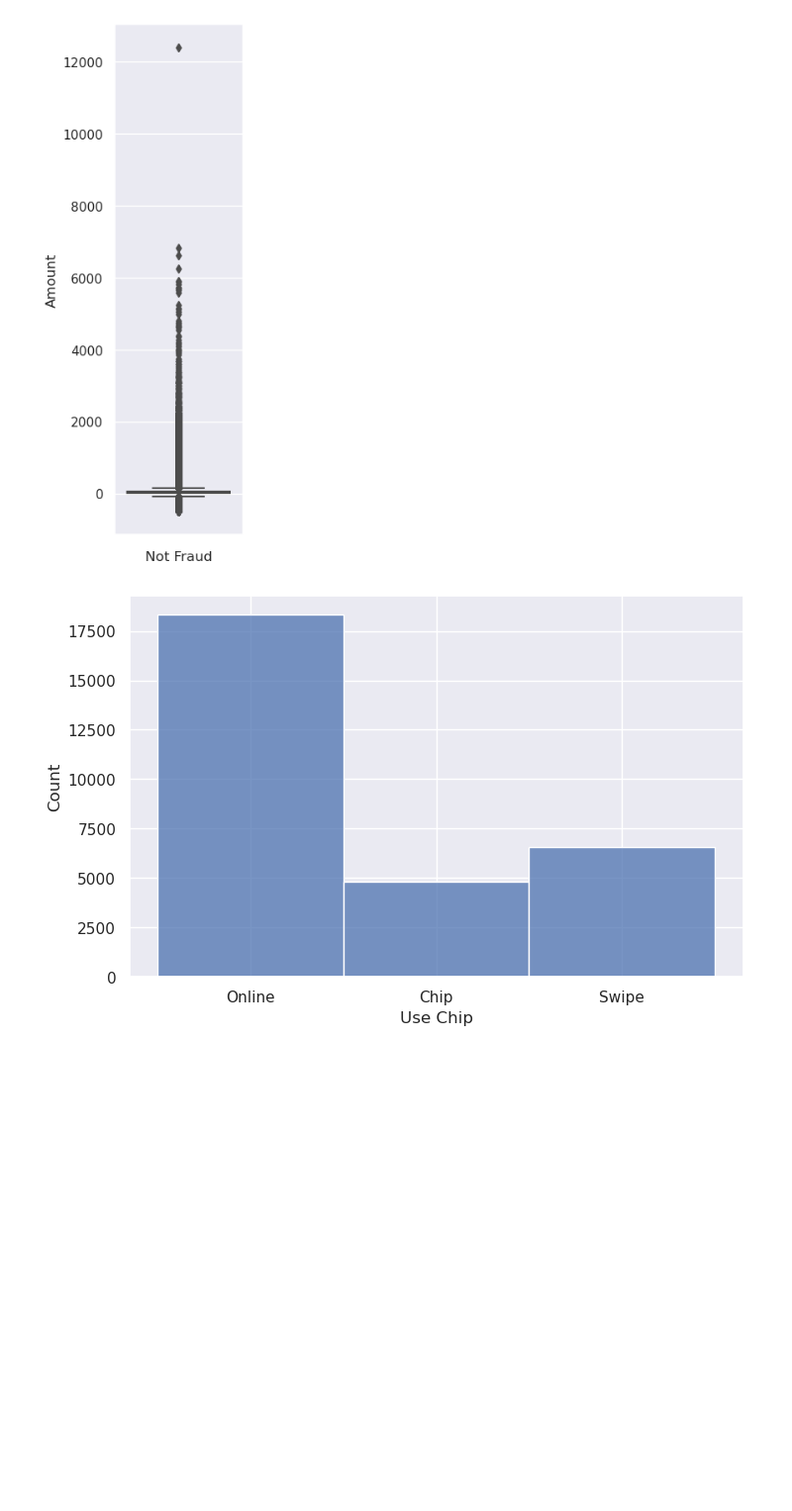
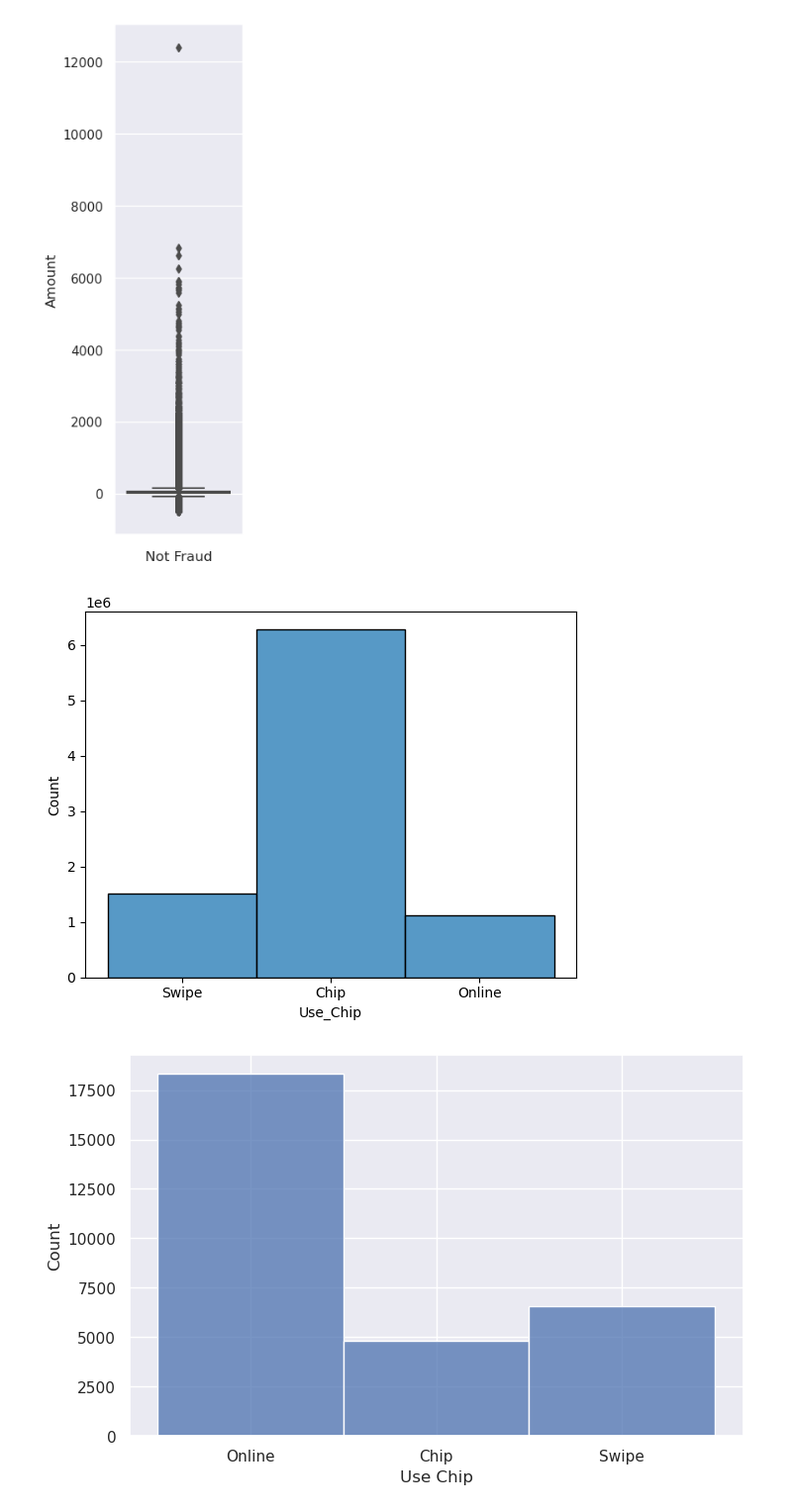
Before and after one commit to Yichen-Z/ece5831-2023-ccf, a Jupyter notebook: explore_transactions.ipynb, the cells around one changed output. Shown at 99% size. Drawn from its saved outputs; the diff is of its cells as text; code cells hidden in the pictures; blank space fills up the shorter version.

```diff
--- a/explore_transactions.ipynb
+++ b/explore_transactions.ipynb
@@ -498,6 +525,11 @@ plt.show()
 [figure]
 # %%
 sns.set(rc={'figure.figsize': (8, 5)})
+# %%
+sns.histplot(data=tdf['Use_Chip'])
+plt.show()
+# %% [output]
+[figure, added]
 # %%
 sns.histplot(data=fdf['Use Chip'])
 plt.show()
```
Also changed, not shown: parts of 4 cells of this notebook.
